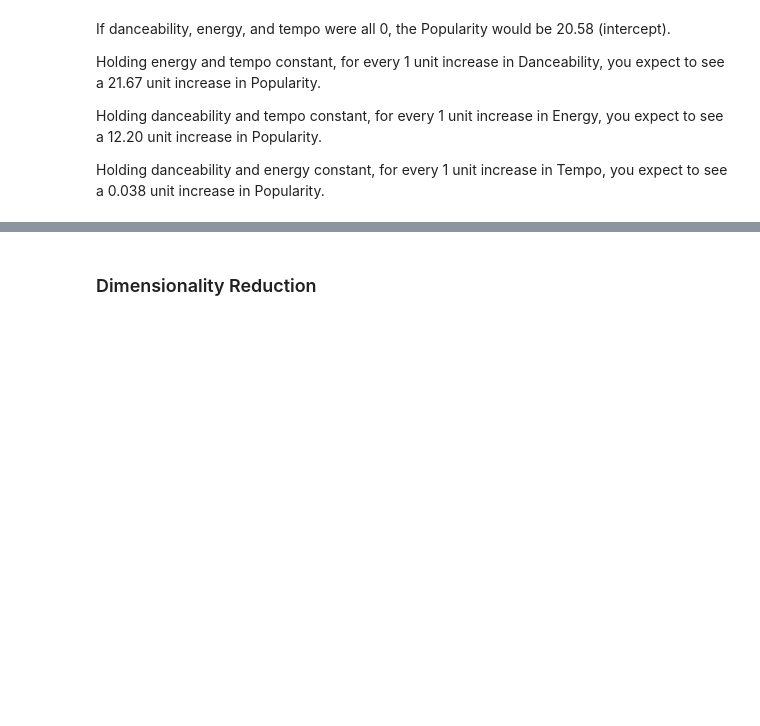
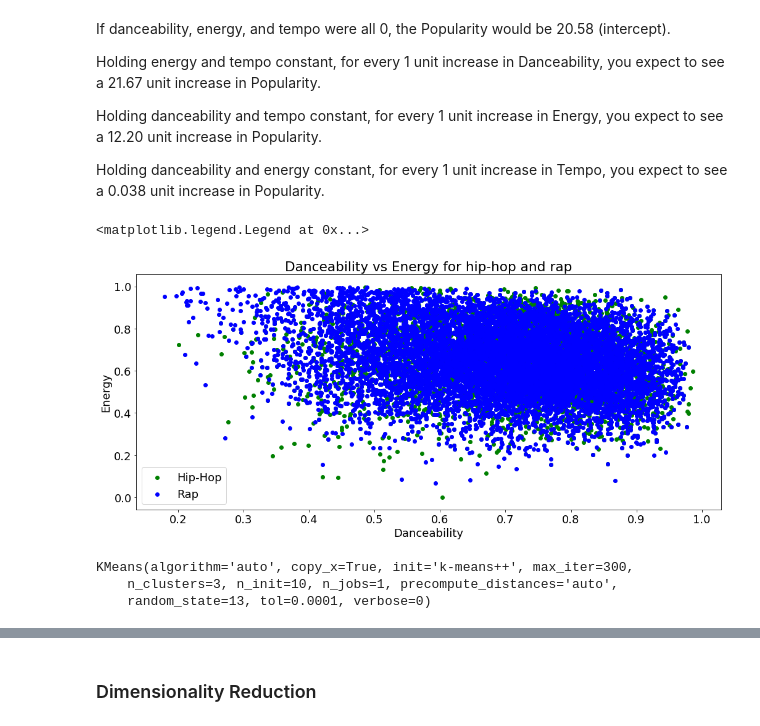
Before and after one commit to jamesjaeyu/SpotifyGenreAnalysis, a Jupyter notebook: FinalProject_group88.ipynb, the cells around one changed output, grey strips where cells are left out. Saved outputs shown, nothing was run; the diff lists cells and outputs as text; code cells hidden in the pictures; blank space fills up the shorter version.

Commit message:
Started on clustering
Not sure if viable for our project atm

```diff
--- a/FinalProject_group88.ipynb
+++ b/FinalProject_group88.ipynb
@@ -778,0 +784,14 @@ Holding danceability and energy constant, for every 1 unit increase in Tempo, yo
+# %%
+# looking at distinctions of attributes between hip-hop and rap genres
+plt.scatter(df.danceability[df.genre=='Hip-Hop'], df.energy[df.genre=='Hip-Hop'],
+           c='green', label='Hip-Hop')
+plt.scatter(df.danceability[df.genre=='Rap'], df.energy[df.genre=='Rap'],
+           c='blue', label='Rap')
+
+plt.title('Danceability vs Energy for hip-hop and rap')
+plt.xlabel('Danceability')
+plt.ylabel('Energy')
+plt.legend()
+# %% [output]
+<matplotlib.legend.Legend at 0x...>
+[figure, added]
@@ -778,0 +806,7 @@ Holding danceability and energy constant, for every 1 unit increase in Tempo, yo
+# %%
+km = KMeans(n_clusters=3, random_state=13)
+km.fit(data)
+# %% [output]
+KMeans(algorithm='auto', copy_x=True, init='k-means++', max_iter=300,
+    n_clusters=3, n_init=10, n_jobs=1, precompute_distances='auto',
+    random_state=13, tol=0.0001, verbose=0)
```
Also changed, not shown: parts of 5 cells of this notebook.
